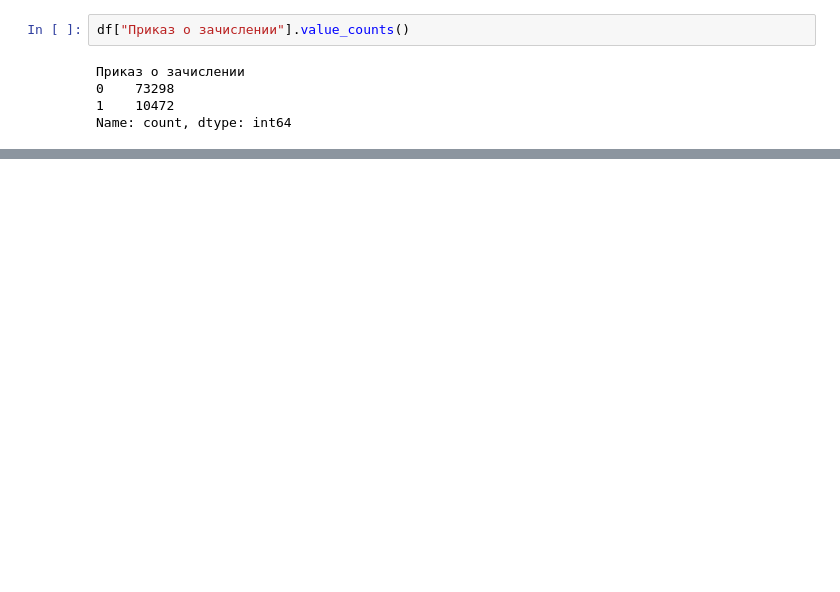
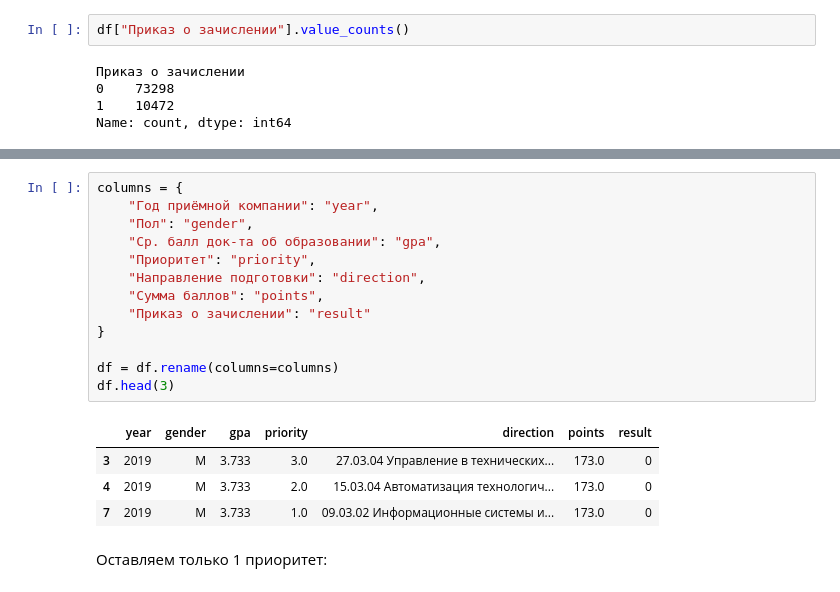
Before and after one commit to Andr171p/tyuiu-ml-api, a Jupyter notebook: notebooks/preprocessing.ipynb, the cells around one changed output, grey strips where cells are left out. Cells and saved outputs as stored; diff of their text form; blank space fills up the shorter version.

```diff
--- a/notebooks/preprocessing.ipynb
+++ b/notebooks/preprocessing.ipynb
@@ -68,3 +69,23 @@ df.head(5)
 | 7 | 2019 | М | 3.733 | 1.0 | 09.03.02 Информационные системы и... | 173.0 | ... |
 | 12 | 2019 | Ж | 3.643 | 3.0 | 21.03.02 Землеустройство и кадастры | 161.0 | ... |
 | 14 | 2019 | Ж | 3.643 | 4.0 | 20.03.01 Техносферная безопасность | 161.0 | ... |
+# %%
+columns = {
+    "Год приёмной компании": "year",
+    "Пол": "gender",
+    "Ср. балл док-та об образовании": "gpa",
+    "Приоритет": "priority",
+    "Направление подготовки": "direction",
+    "Сумма баллов": "points",
+    "Приказ о зачислении": "result"
+}
+
+df = df.rename(columns=columns)
+df.head(3)
+# %% [output]
+|  | year | gender | gpa | priority | direction | points | result |
+| 3 | 2019 | М | 3.733 | 3.0 | 27.03.04 Управление в технических... | 173.0 | 0 |
+| 4 | 2019 | М | 3.733 | 2.0 | 15.03.04 Автоматизация технологич... | 173.0 | 0 |
+| 7 | 2019 | М | 3.733 | 1.0 | 09.03.02 Информационные системы и... | 173.0 | 0 |
+# %% [markdown]
+Оставляем только 1 приоритет:
```
Also changed, not shown: parts of 20 cells of this notebook, 4 other files.
